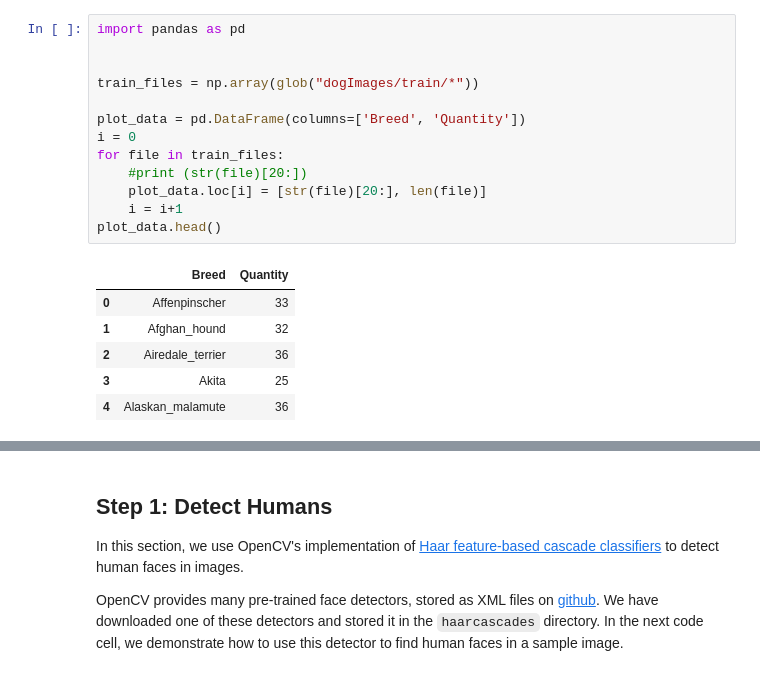
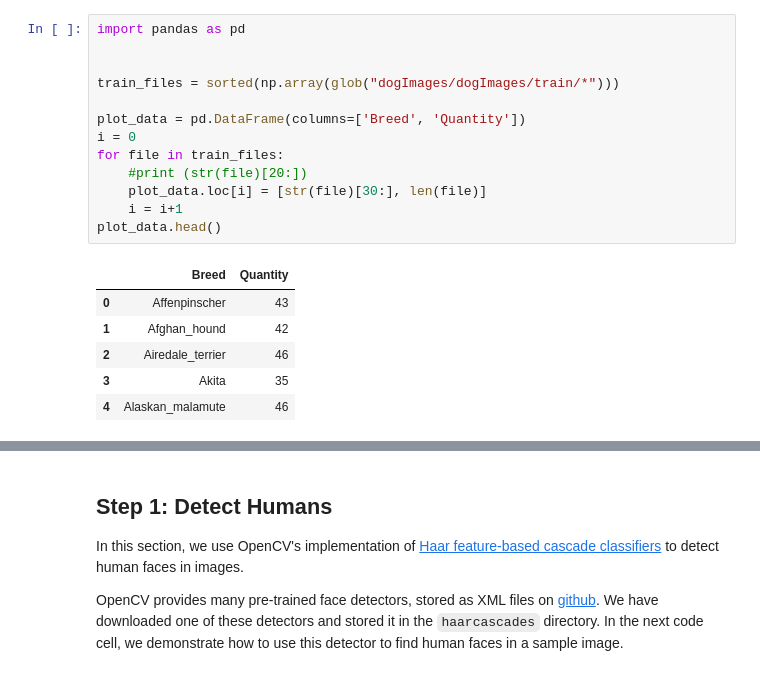
Before and after one commit to thfmart/dog-classification, a Jupyter notebook: dog_app.ipynb, the cells around one changed output, grey strips where cells are left out. Drawn from its saved outputs; the diff is of its cells as text.

```diff
--- a/dog_app.ipynb
+++ b/dog_app.ipynb
@@ -81,21 +67,21 @@ You should consider upgrading via the 'c:\users\mart\appdata\local\programs\pyth
 # %%
 import pandas as pd
 
 
-train_files = np.array(glob("dogImages/train/*"))
+train_files = sorted(np.array(glob("dogImages/dogImages/train/*")))
 
 plot_data = pd.DataFrame(columns=['Breed', 'Quantity'])
 i = 0
 for file in train_files:
     #print (str(file)[20:])
-    plot_data.loc[i] = [str(file)[20:], len(file)]
+    plot_data.loc[i] = [str(file)[30:], len(file)]
     i = i+1
 plot_data.head()
 # %% [output]
 |  | Breed | Quantity |
-| 0 | Affenpinscher | 33 |
-| 1 | Afghan_hound | 32 |
-| 2 | Airedale_terrier | 36 |
-| 3 | Akita | 25 |
-| 4 | Alaskan_malamute | 36 |
+| 0 | Affenpinscher | 43 |
+| 1 | Afghan_hound | 42 |
+| 2 | Airedale_terrier | 46 |
+| 3 | Akita | 35 |
+| 4 | Alaskan_malamute | 46 |
 # %%
```
Also changed, not shown: parts of 13 cells of this notebook.
